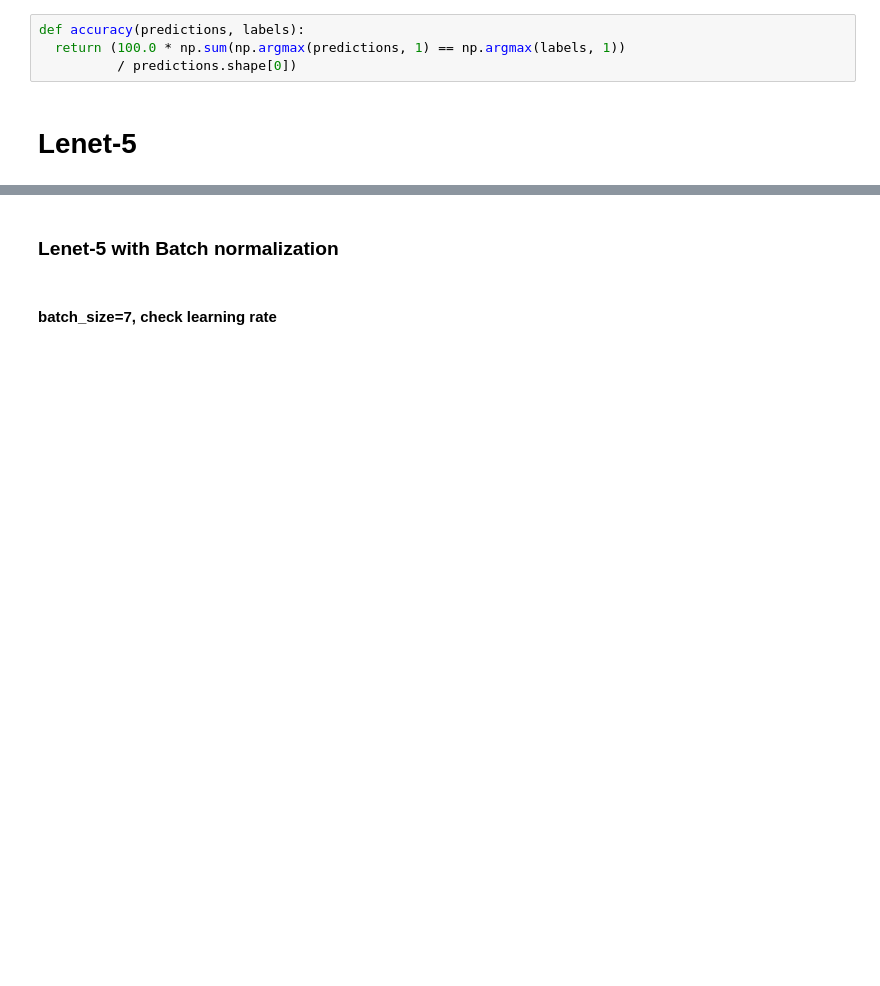
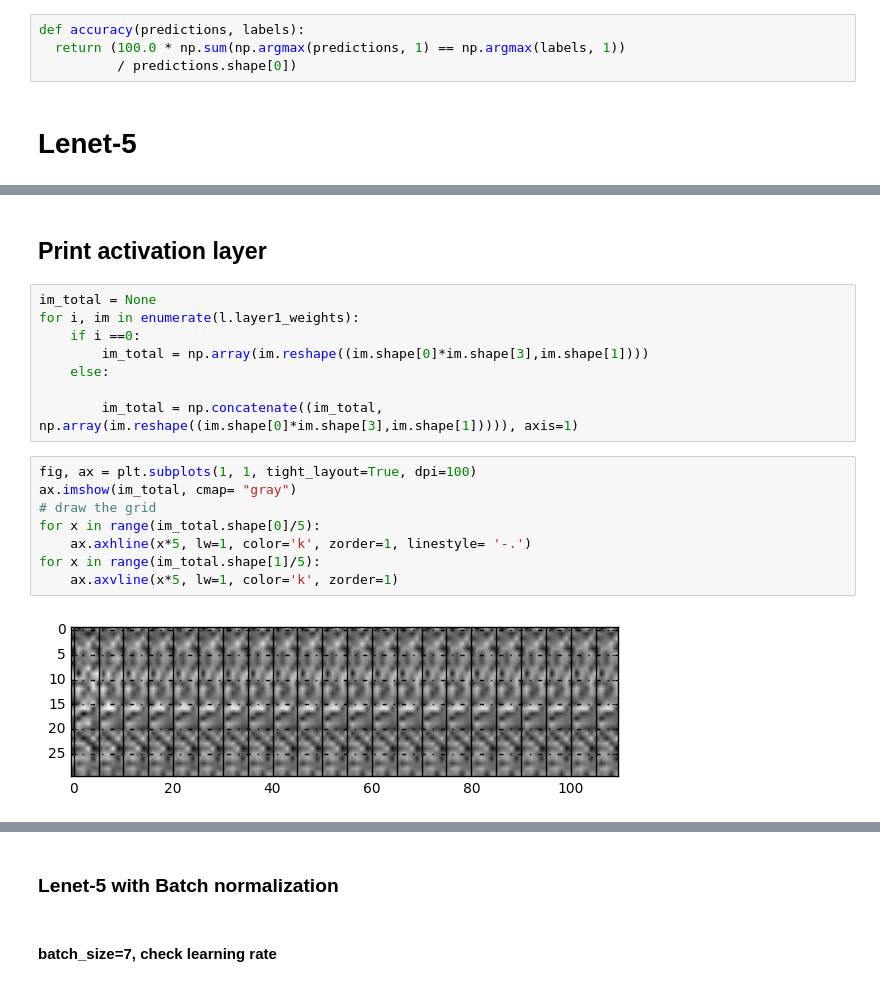
Before and after one commit to mabelvj/the-marinexplore-and-cornell-university-whale-detection-challenge, a Jupyter notebook: main_conv_step3.ipynb, the cells around one changed output, grey strips where cells are left out. Drawn from its saved outputs; the diff is of its cells as text; blank space fills up the shorter version.

```diff
--- a/main_conv_step3.ipynb
+++ b/main_conv_step3.ipynb
@@ -577,0 +687,20 @@ plt.show()
+# %% [markdown]
+## Print activation layer
+# %%
+im_total = None
+for i, im in enumerate(l.layer1_weights):
+    if i ==0:
+        im_total = np.array(im.reshape((im.shape[0]*im.shape[3],im.shape[1])))
+    else:
+
+        im_total = np.concatenate((im_total, np.array(im.reshape((im.shape[0]*im.shape[3],im.shape[1])))), axis=1)
+# %%
+fig, ax = plt.subplots(1, 1, tight_layout=True, dpi=100)
+ax.imshow(im_total, cmap= "gray")
+# draw the grid
+for x in range(im_total.shape[0]/5):
+    ax.axhline(x*5, lw=1, color='k', zorder=1, linestyle= '-.')
+for x in range(im_total.shape[1]/5):
+    ax.axvline(x*5, lw=1, color='k', zorder=1)
+# %% [output]
+[figure, added]
```
Also changed, not shown: parts of 12 cells of this notebook.
